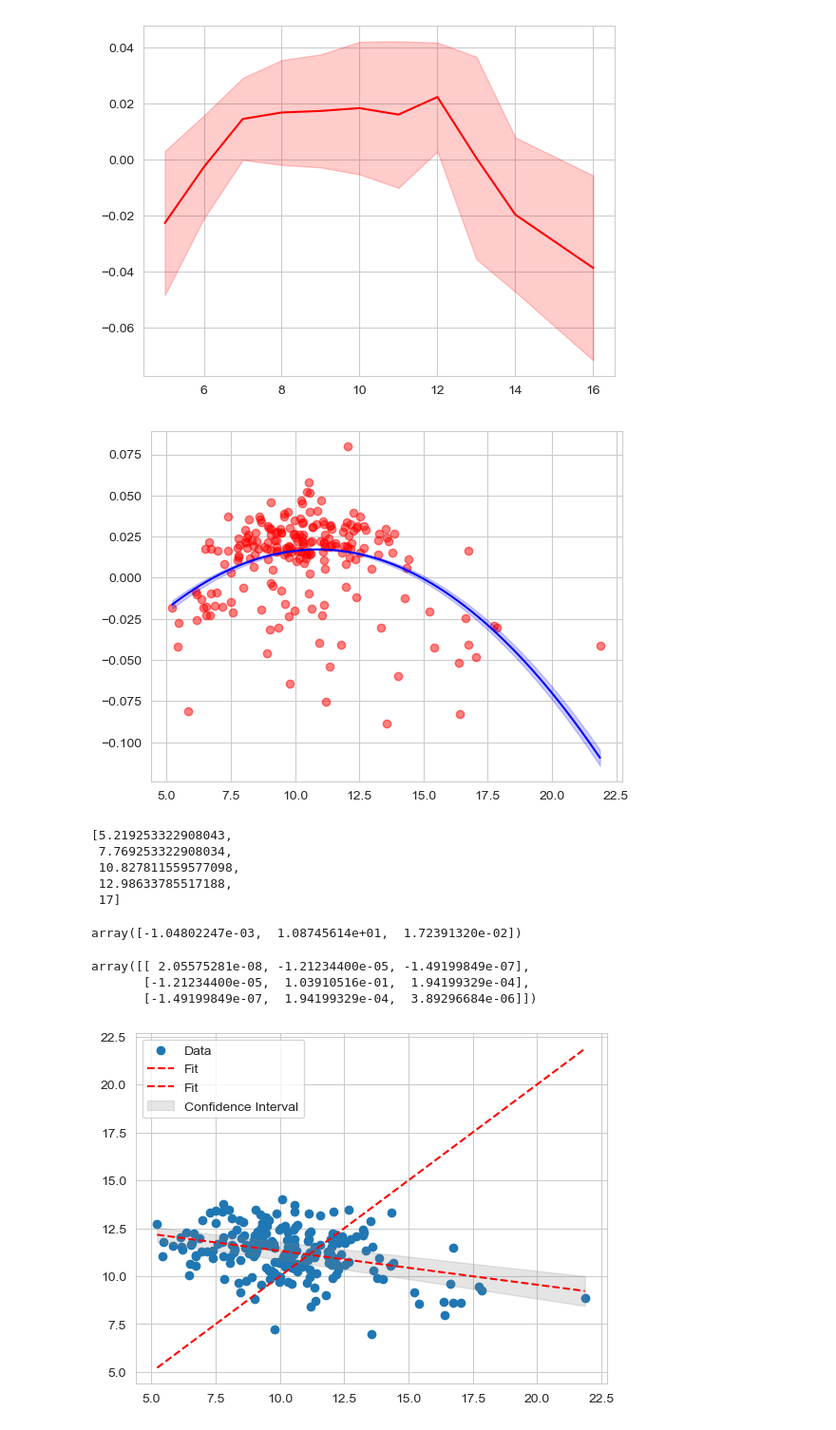
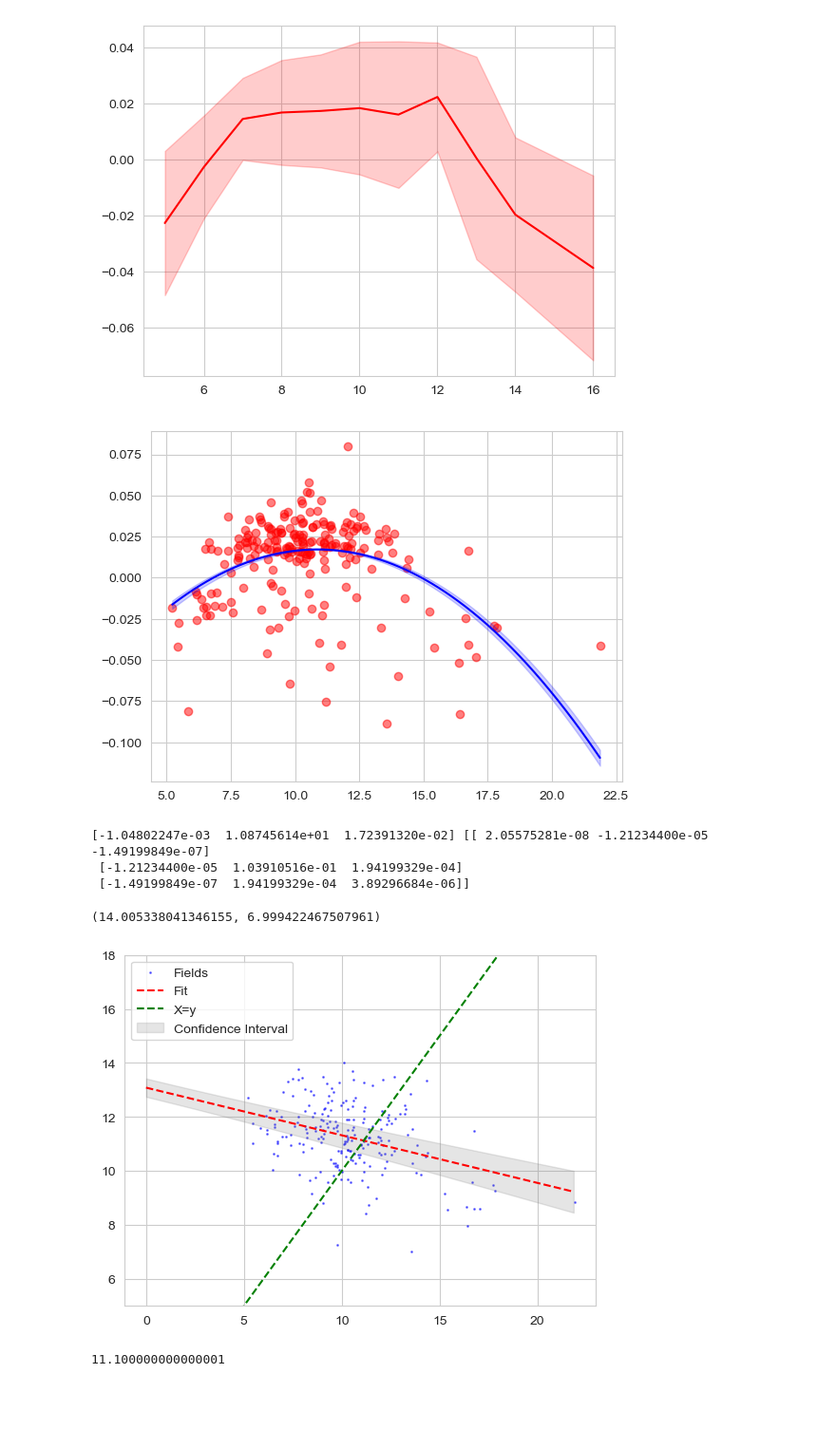
Before and after one commit to icarlous/Dual_Progress, a Jupyter notebook: demo.ipynb, the cells around one changed output. Shown at 95% size. Cells and saved outputs as stored; diff of their text form; code cells hidden in the pictures; blank space fills up the shorter version.

```diff
--- a/demo.ipynb
+++ b/demo.ipynb
@@ -25,8 +40,14 @@ k = {50, 76, 72, 138, 146, 189, 196, 219, 233, 244, 253, 266}
 
 Names = []
 Ref_as = []
+D_val = []
+DinN_s = []
+DinO_s = []
+Nk_val = []
 D_N_s = []
 Num_s = []
+
+kt = 0
 
 for idx, row in tqdm(field_df.iloc[:].iterrows()):
 
@@ -39,15 +60,24 @@ for idx, row in tqdm(field_df.iloc[:].iterrows()):
     #print(nm, idx, int(idx * 100 / len(field_df)))
 
     df = pd.read_csv(os.path.join("./data", 'age_kw', nm + '_age_kw_stacked.csv'))
-    df = df[(df['time'] > 1970) & (df['time'] < 2015)]
+    df = df[(df['time'] > 1970 - kt) & (df['time'] < 2015 - kt)]
     df = df[df['cite_num'] > 5]
+    dval = df.dvalue.mean()
+    nkval = df.new_kw.mean()
+    DinN = df[df.new_kw == 1].dvalue.mean()
+    DinO = df[df.new_kw == 0].dvalue.mean()
     D_N_c = pearsonr(df['dvalue'], df['new_kw']).statistic
     D_N_p = pearsonr(df['dvalue'], df['new_kw']).pvalue
     ref_a = -df['avg_ref'].mean()
 
-    if D_N_p < 0.05:
+    #if D_N_p < 0.05:
+    if True:
         Names.append(nm)
         Ref_as.append(ref_a)
+        D_val.append(dval)
+        DinN_s.append(DinN)
+        DinO_s.append(DinO)
+        Nk_val.append(nkval)
         D_N_s.append(D_N_c)
         Num_s.append(np.log(len(df)))
 # %% [output]
@@ -255,47 +1153,42 @@ for i in np.linspace(0, pcov[1, 1], num=50):
     upper_bound = np.max(np.array([upper_bound, fit_line_d]), axis=0)
     lower_bound = np.min(np.array([lower_bound, fit_line_d]), axis=0)
 
-plt.scatter(X, y, color='red',alpha=0.5)
+plt.scatter(X, y, color='red', alpha=0.5)
 plt.plot(X_r, fit_line, label='Fit', color='b')
 plt.fill_between(X_r, lower_bound, upper_bound, color='b', alpha=0.2)
 #plt.xlim((int_s[0],int_s[-1]))
 
 plt.show()
+print(popt, pcov)
 # %% [output]
 [figure]
+[-1.04802247e-03  1.08745614e+01  1.72391320e-02] [[ 2.05575281e-08 -1.21234400e-05 -1.49199849e-07]
+ [-1.21234400e-05  1.03910516e-01  1.94199329e-04]
+ [-1.49199849e-07  1.94199329e-04  3.89296684e-06]]
-# %%
-int_s
-# %% [output]
-[5.219253322908043,
- 7.769253322908034,
- 10.827811559577098,
- 12.98633785517188,
- 17]
-# %%
-popt
-# %% [output]
-array([-1.04802247e-03,  1.08745614e+01,  1.72391320e-02])
-# %%
-pcov
-# %% [output]
-array([[ 2.05575281e-08, -1.21234400e-05, -1.49199849e-07],
-       [-1.21234400e-05,  1.03910516e-01,  1.94199329e-04],
-       [-1.49199849e-07,  1.94199329e-04,  3.89296684e-06]])
+# %%
+y.max(), y.min()
+# %% [output]
+(14.005338041346155, 6.999422467507961)
 # %%
-X, y = Ref_as, Num_s
+X, y = Ref_as, np.array(Num_s)
 popt, pcov = curve_fit(lin_func, X, y)
-X_r = np.arange(min(X), max(X), 0.05)
+X_r = np.arange(0, max(X), 0.05)
 fit_line = lin_func(X_r, *popt)
 sigma = np.sqrt(np.diag(pcov)[0] * X_r ** 2 + np.diag(pcov)[1])
 upper_bound = fit_line + sigma
 lower_bound = fit_line - sigma
 
-plt.scatter(X, y, label='Data')
+plt.scatter(X, y, label='Fields', color='blue', alpha=0.5, s=1)
 plt.plot(X_r, fit_line, 'r--', label='Fit')
-plt.plot(X_r, X_r, 'r--', label='Fit')
+plt.plot(X_r, X_r, 'g--', label='X=y')
 plt.fill_between(X_r, lower_bound, upper_bound, color='gray', alpha=0.2, label='Confidence Interval')
+
+plt.ylim((5, 18))
 
 plt.legend()
 plt.show()
+
+X_r[np.abs(fit_line - X_r).argmin()]
 # %% [output]
-[figure, old version]
+[figure, new version]
+11.100000000000001
```
Also changed, not shown: parts of 51 cells of this notebook.
